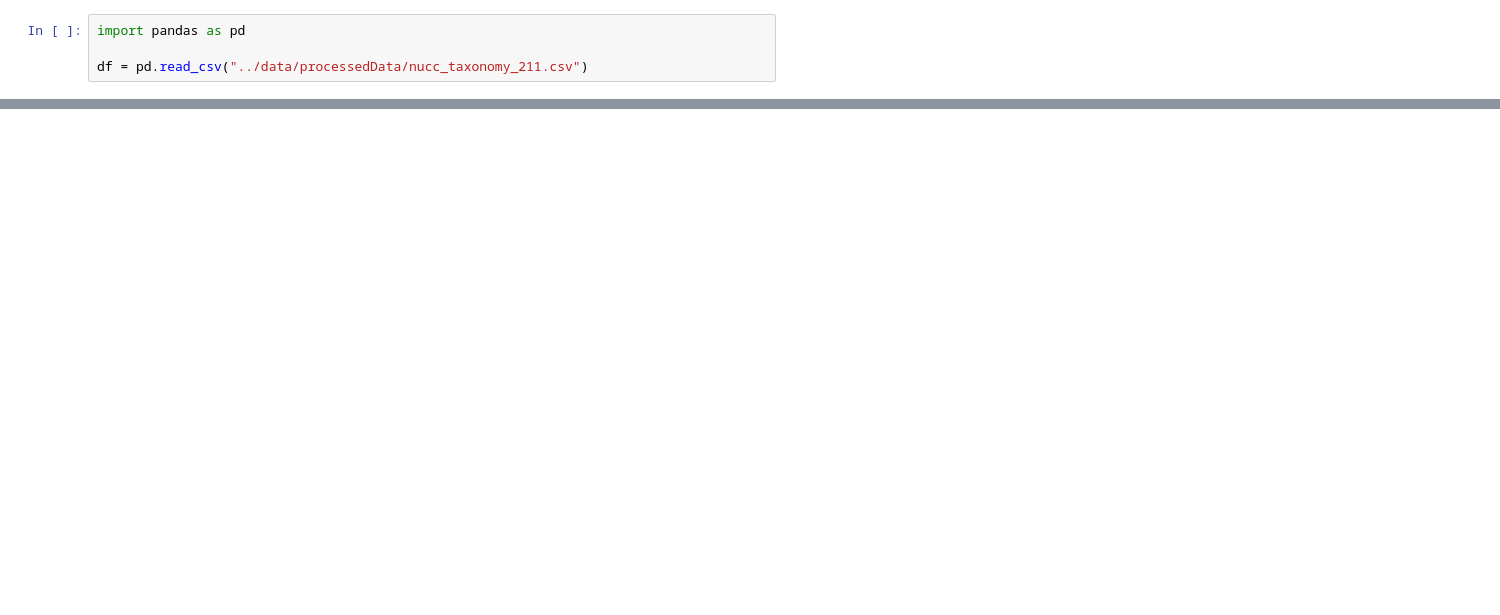
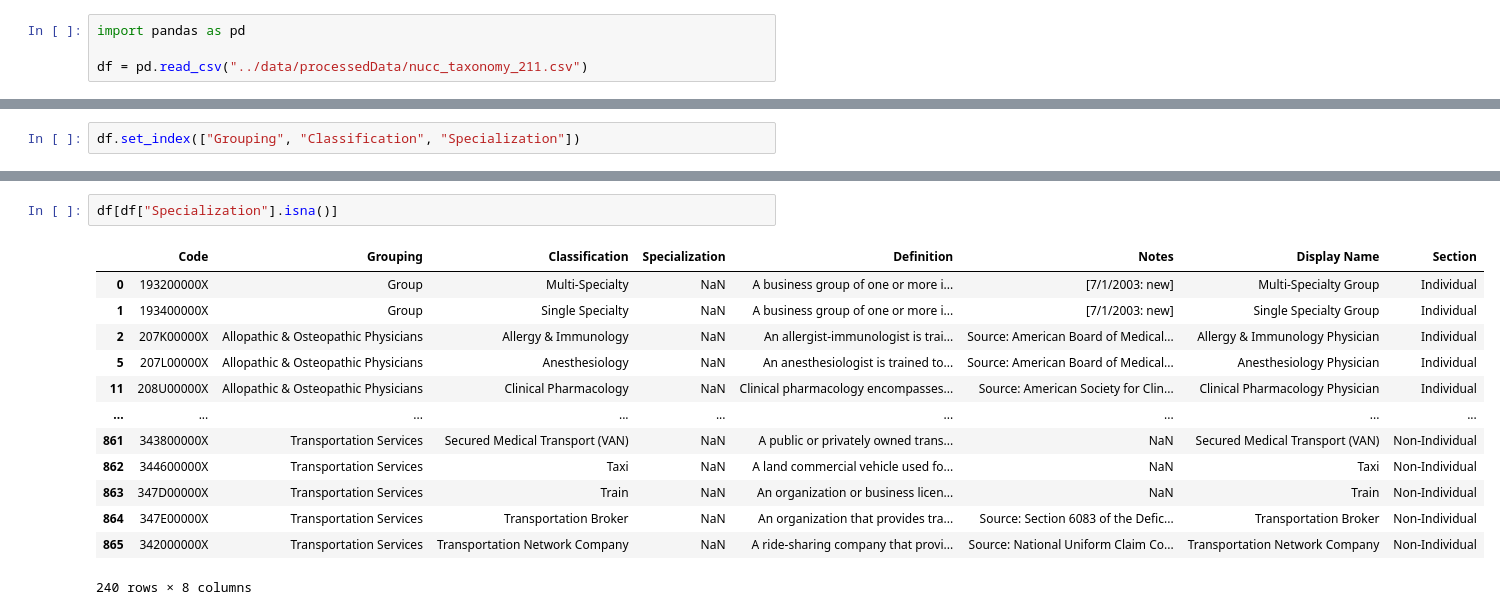
Before and after one commit to TigerGraph-DevLabs/provider-similarity, a Jupyter notebook: eda/taxonomy_exploration.ipynb, the cells around one changed output, grey strips where cells are left out. Drawn from its saved outputs; the diff is of its cells as text; blank space fills up the shorter version.

```diff
--- a/eda/taxonomy_exploration.ipynb
+++ b/eda/taxonomy_exploration.ipynb
@@ -24,0 +87,2 @@ df.head(20)
+# %%
+df.set_index(["Grouping", "Classification", "Specialization"])
@@ -24,0 +104,16 @@ df.head(20)
+# %%
+df[df["Specialization"].isna()]
+# %% [output]
+|  | Code | Grouping | Classification | Specialization | Definition | Notes | Display Name | Section |
+| 0 | 193200000X | Group | Multi-Specialty | NaN | A business group of one or more i... | [7/1/2003: new] | Multi-Specialty Group | Individual |
+| 1 | 193400000X | Group | Single Specialty | NaN | A business group of one or more i... | [7/1/2003: new] | Single Specialty Group | Individual |
+| 2 | 207K00000X | Allopathic & Osteopathic Physicians | Allergy & Immunology | NaN | An allergist-immunologist is trai... | Source: American Board of Medical... | Allergy & Immunology Physician | Individual |
+| 5 | 207L00000X | Allopathic & Osteopathic Physicians | Anesthesiology | NaN | An anesthesiologist is trained to... | Source: American Board of Medical... | Anesthesiology Physician | Individual |
+| 11 | 208U00000X | Allopathic & Osteopathic Physicians | Clinical Pharmacology | NaN | Clinical pharmacology encompasses... | Source: American Society for Clin... | Clinical Pharmacology Physician | Individual |
+| ... | ... | ... | ... | ... | ... | ... | ... | ... |
+| 861 | 343800000X | Transportation Services | Secured Medical Transport (VAN) | NaN | A public or privately owned trans... | NaN | Secured Medical Transport (VAN) | Non-Individual |
+| 862 | 344600000X | Transportation Services | Taxi | NaN | A land commercial vehicle used fo... | NaN | Taxi | Non-Individual |
+| 863 | 347D00000X | Transportation Services | Train | NaN | An organization or business licen... | NaN | Train | Non-Individual |
+| 864 | 347E00000X | Transportation Services | Transportation Broker | NaN | An organization that provides tra... | Source: Section 6083 of the Defic... | Transportation Broker | Non-Individual |
+| 865 | 342000000X | Transportation Services | Transportation Network Company | NaN | A ride-sharing company that provi... | Source: National Uniform Claim Co... | Transportation Network Company | Non-Individual |
+240 rows × 8 columns
```
Also changed, not shown: parts of 8 cells of this notebook, 9 other files.
